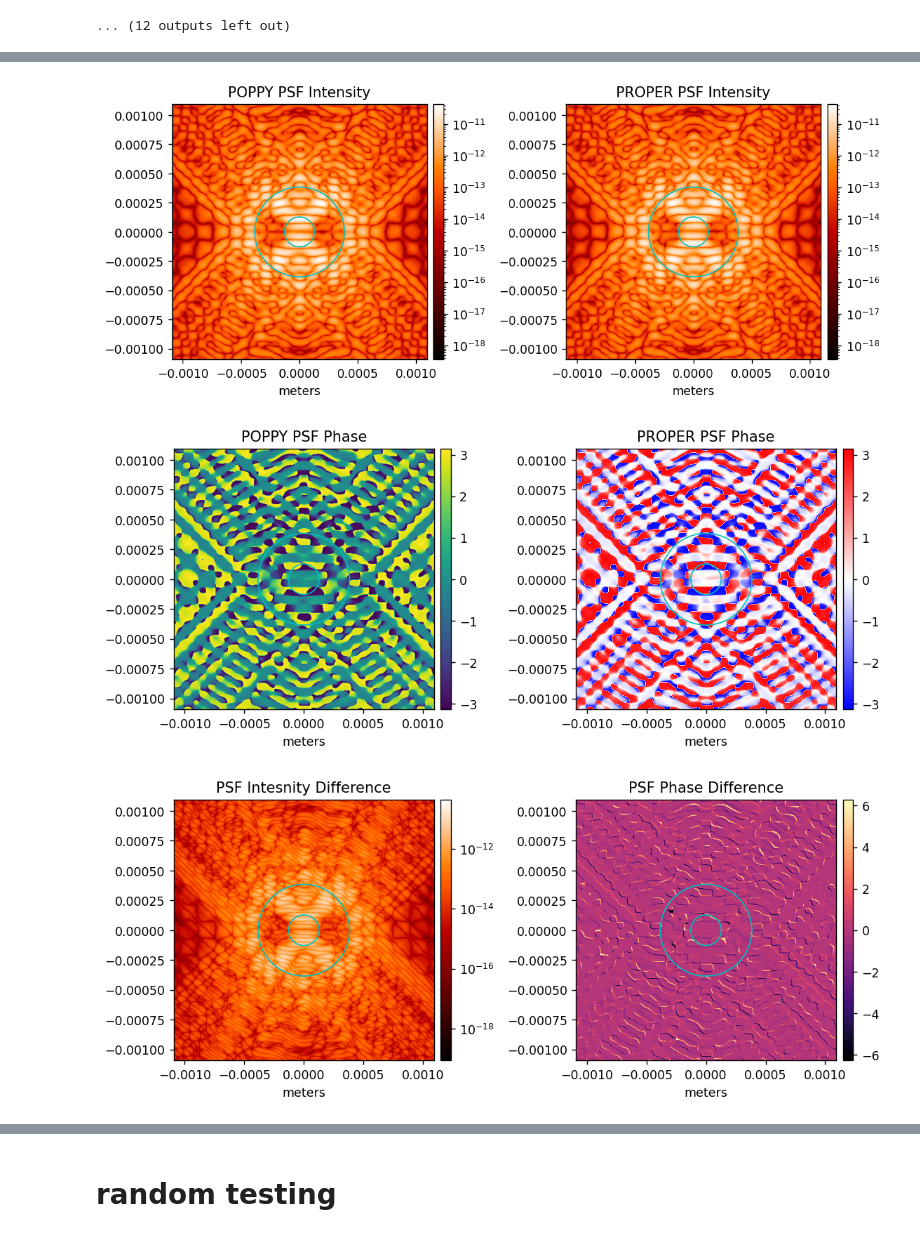
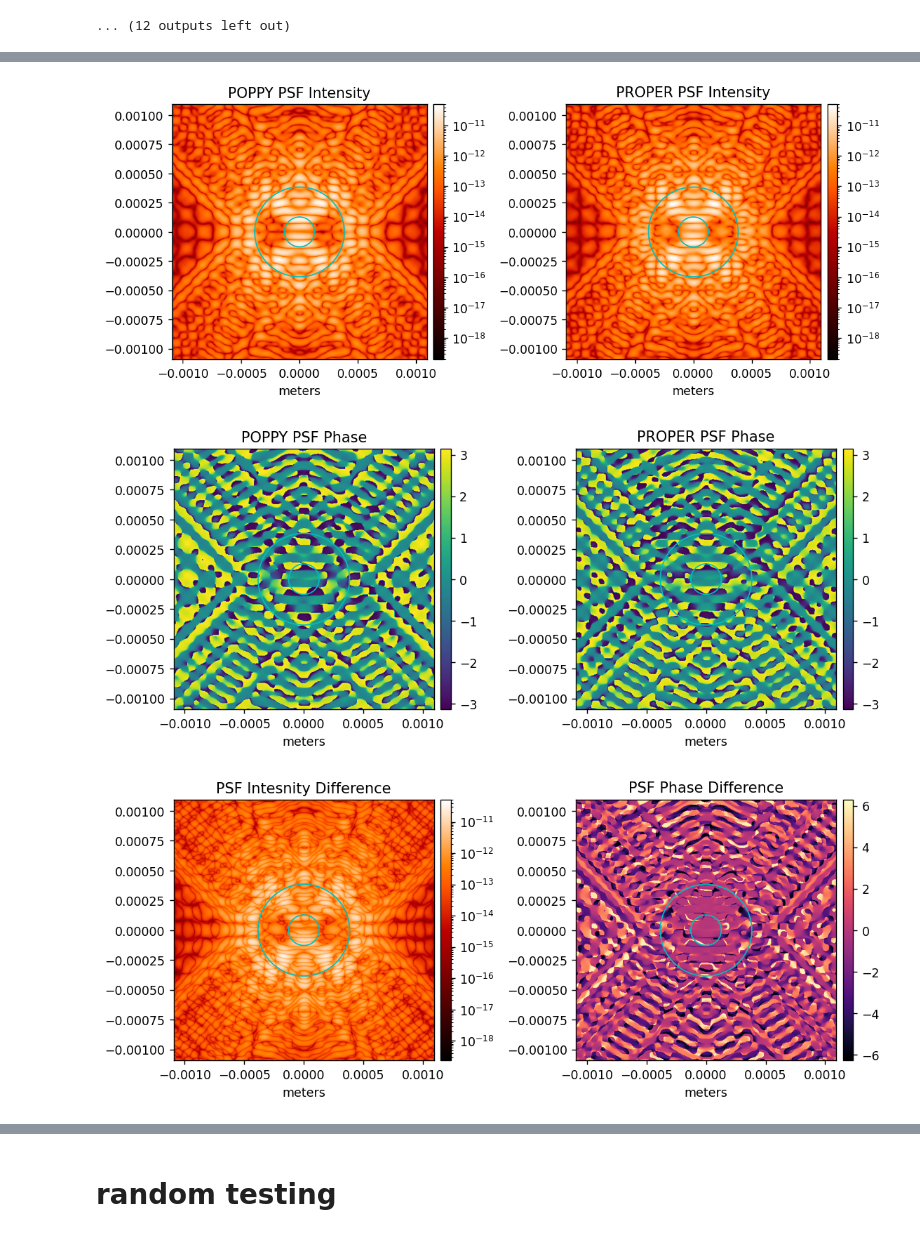
Before and after one commit to kian1377/Roman-CGI-POPPY, a Jupyter notebook: run_romancgi_modes.ipynb, the cells around one changed output, grey strips where cells are left out. Drawn from its saved outputs; the diff is of its cells as text; code cells hidden in the pictures.

```diff
--- a/run_romancgi_modes.ipynb
+++ b/run_romancgi_modes.ipynb
@@ -101,5 +114,12 @@ DEBUG:poppy:Display pixel scale = 4.63008110546162e-05 m / pix
 ... (12 outputs left out)
 # %%
 reload(modes)
-modes.compare_psfs(wfs[-1], mode, rotate=True)
+
+onax=True
+use_dms=True
+use_errors=True
+offlam=True
+modes.compare_psfs(wfs[-1], mode,
+                   onax, use_dms, use_errors, offlam,
+                   rotate=True)
 # %% [output]
@@ -107,6 +127,6 @@ modes.compare_psfs(wfs[-1], mode, rotate=True)
-[figure, old version]
+[figure, new version]
-[figure, old version]
+[figure, new version]
-[figure, old version]
+[figure, new version]
 # %%
 reload(modes)
 modes.save_waves(mode, wfs, use_apertures, use_errors)
```
Also changed, not shown: parts of 6 cells of this notebook, 1 other file.
